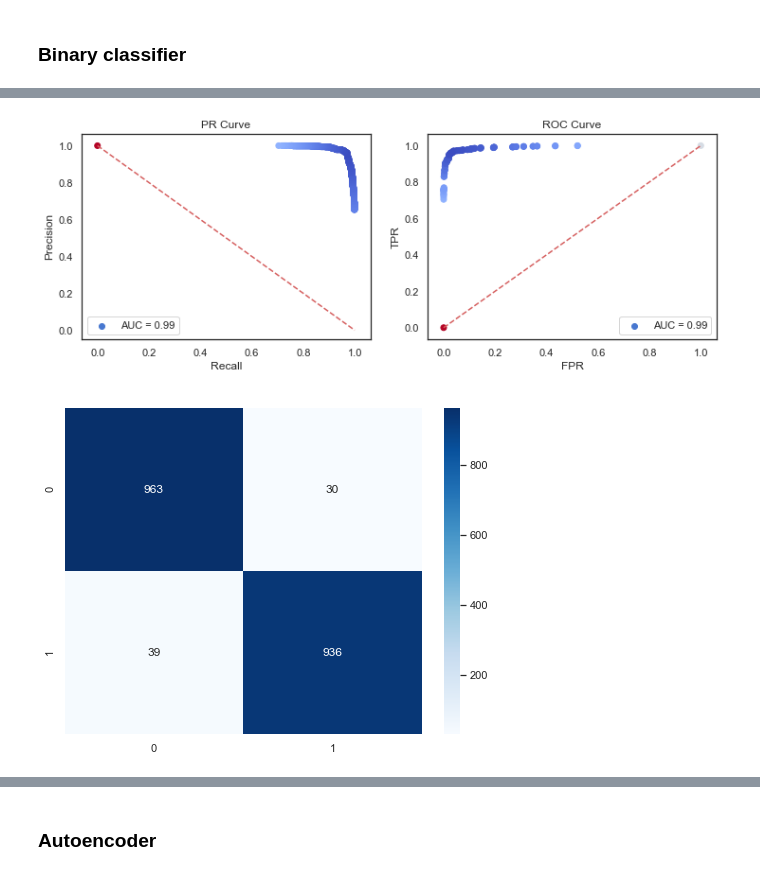
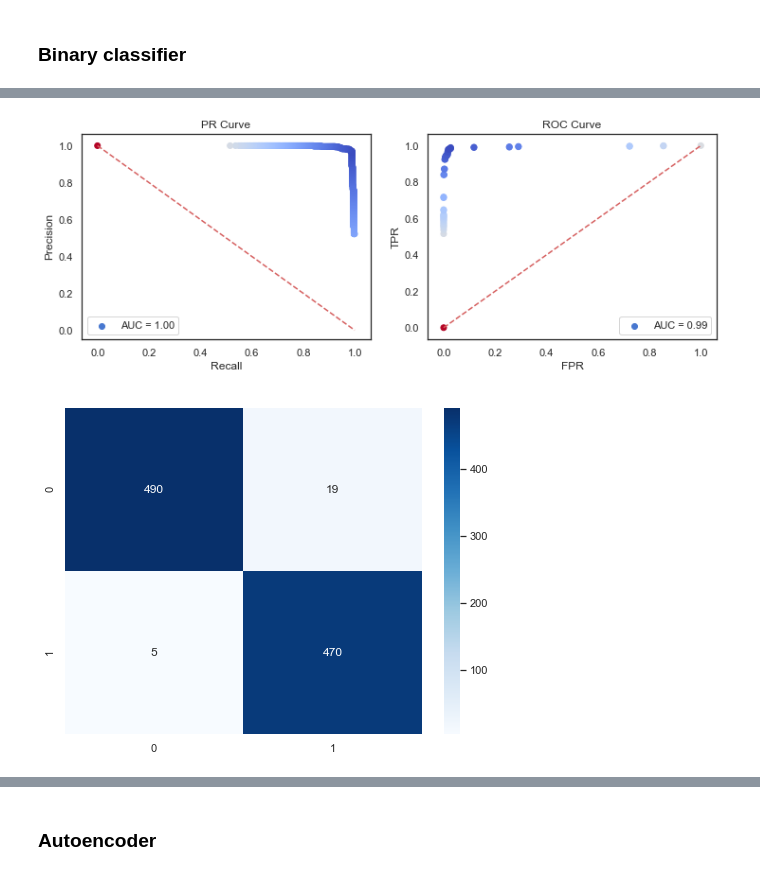
Before and after one commit to polakowo/mlprojects, a Jupyter notebook: credit-card-fraud-detection/credit-card-fraud-detection.ipynb, the cells around one changed output, grey strips where cells are left out. Saved outputs shown, nothing was run; the diff lists cells and outputs as text; code cells hidden in the pictures.

```diff
--- a/credit-card-fraud-detection/credit-card-fraud-detection.ipynb
+++ b/credit-card-fraud-detection/credit-card-fraud-detection.ipynb
@@ -306,7 +293,6 @@ bc_net = NeuralNet(
     verbose=0
 )
 # %%
-%%time
 # Perform a grid search
 from sklearn.model_selection import GridSearchCV
 from sklearn.metrics import make_scorer, roc_auc_score, precision_score, recall_score, accuracy_score
@@ -338,6 +324,4 @@ scoring = {
     'roc_auc': make_scorer(nn_roc_auc)
 }
 skf = StratifiedKFold(n_splits=3, random_state=42)
-gs = GridSearchCV(bc_net, params, refit=False, cv=skf, scoring=scoring, return_train_score=False, verbose=0)
-
-gs.fit(X_b_bc, y_b_bc)
+gs = GridSearchCV(bc_net, params, refit='roc_auc', iid=False, cv=skf, scoring=scoring, return_train_score=False, verbose=1)
@@ -346,0 +328,3 @@ Wall time: 1min 13s
+# %%
+%%time
+gs.fit(X_bc, y_bc)
@@ -405,10 +368,12 @@ bc_net.fit(X_train_bc, y_train_bc)
+# %%
+bc_net = gs.best_estimator_
 # %%
-y_proba_bc = sigmoid(bc_net.predict(X_valid_bc))
+y_proba_bc = sigmoid(bc_net.predict(X_test_bc))
 # %%
-plot_curves(y_valid_bc, y_proba_bc)
+plot_curves(y_test_bc, y_proba_bc)
 # %% [output]
-[figure, old version]
+[figure, new version]
 # %%
-plot_confusion_matrix(y_valid_bc, y_proba_bc > .5)
+plot_confusion_matrix(y_test_bc, y_proba_bc > .5)
 # %% [output]
-[figure, old version]
+[figure, new version]
```
Also changed, not shown: parts of 51 cells of this notebook.
